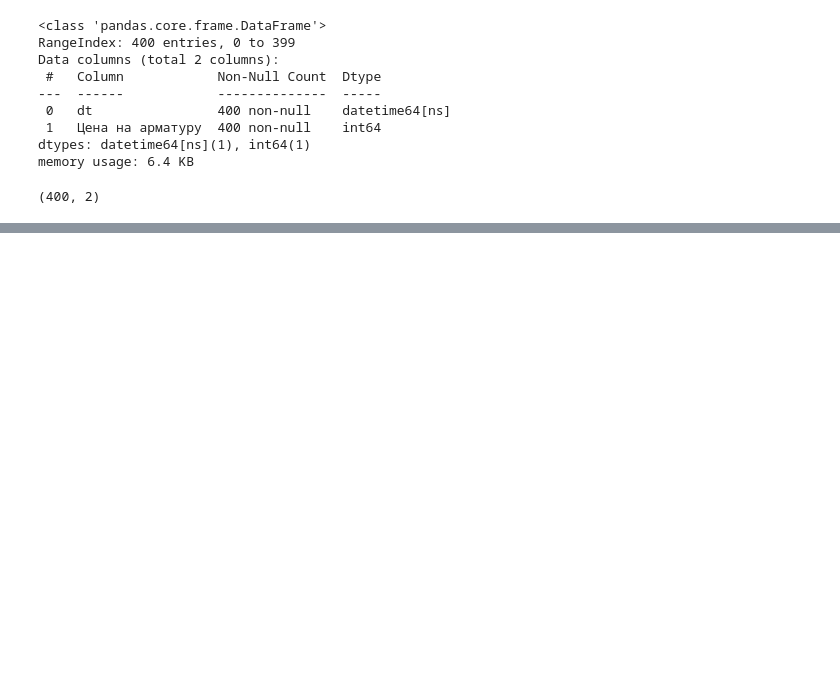
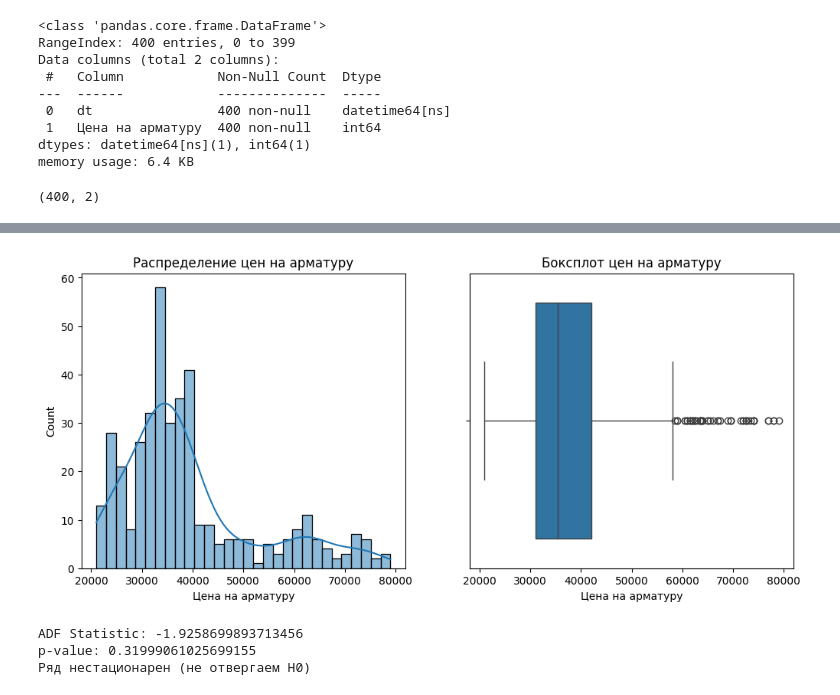
Before and after one commit to Klop4ikk/3int, a Jupyter notebook: Интенсив3_Флейшгауэр.ipynb, the cells around one changed output, grey strips where cells are left out. Cells and saved outputs as stored; diff of their text form; code cells hidden in the pictures; blank space fills up the shorter version.

```diff
--- a/Интенсив3_Флейшгауэр.ipynb
+++ b/Интенсив3_Флейшгауэр.ipynb
@@ -110,0 +134,29 @@ plot_acf(df_ts['Цена на арматуру'], lags=60, ax=ax[1]);
+# %%
+plt.figure(figsize=(12, 5))
+
+# Гистограмма
+plt.subplot(1, 2, 1)
+sns.histplot(df_ts["Цена на арматуру"], bins=30, kde=True)
+plt.title("Распределение цен на арматуру")
+
+# Боксплот
+plt.subplot(1, 2, 2)
+sns.boxplot(x=df_ts["Цена на арматуру"])
+plt.title("Боксплот цен на арматуру")
+
+plt.show()
+# %% [output]
+[figure, added]
+# %%
+result = adfuller(df_ts["Цена на арматуру"])
+print("ADF Statistic:", result[0])
+print("p-value:", result[1])
+
+if result[1] < 0.05:
+    print("Ряд стационарен (отвергаем H0)")
+else:
+    print("Ряд нестационарен (не отвергаем H0)")
+# %% [output]
+ADF Statistic: -1.9258699893713456
+p-value: 0.31999061025699155
+Ряд нестационарен (не отвергаем H0)
```
Also changed, not shown: parts of 12 cells of this notebook.
